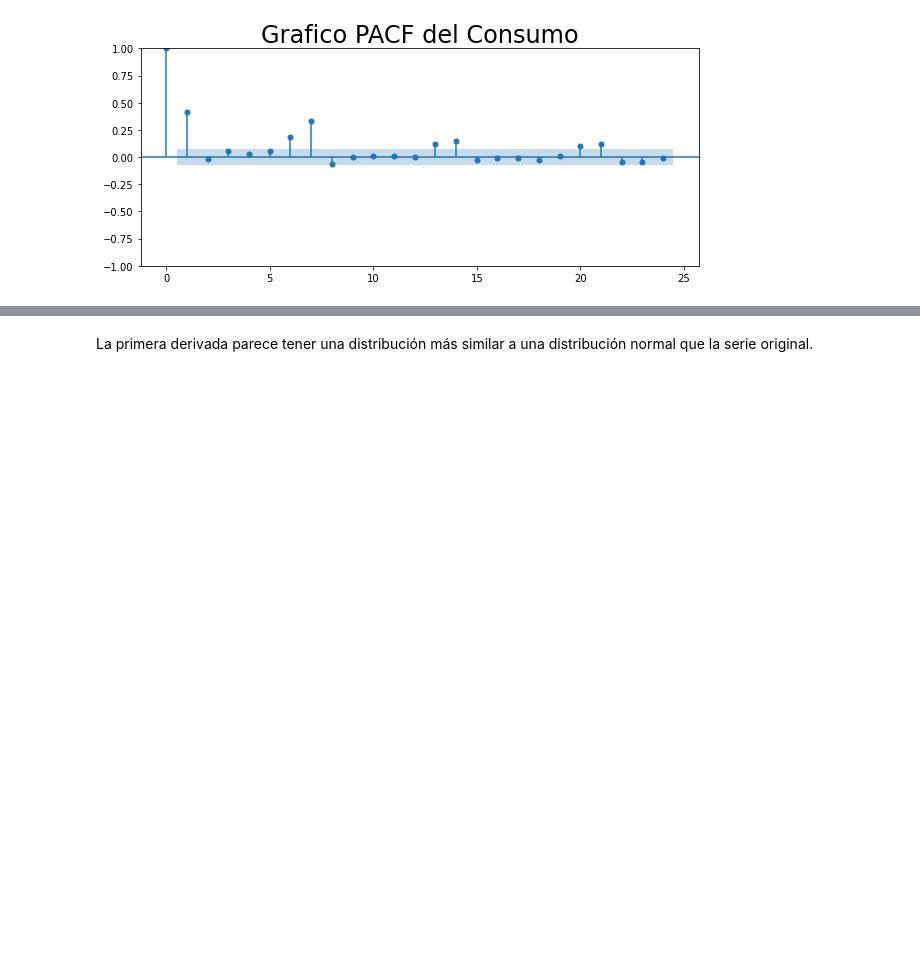
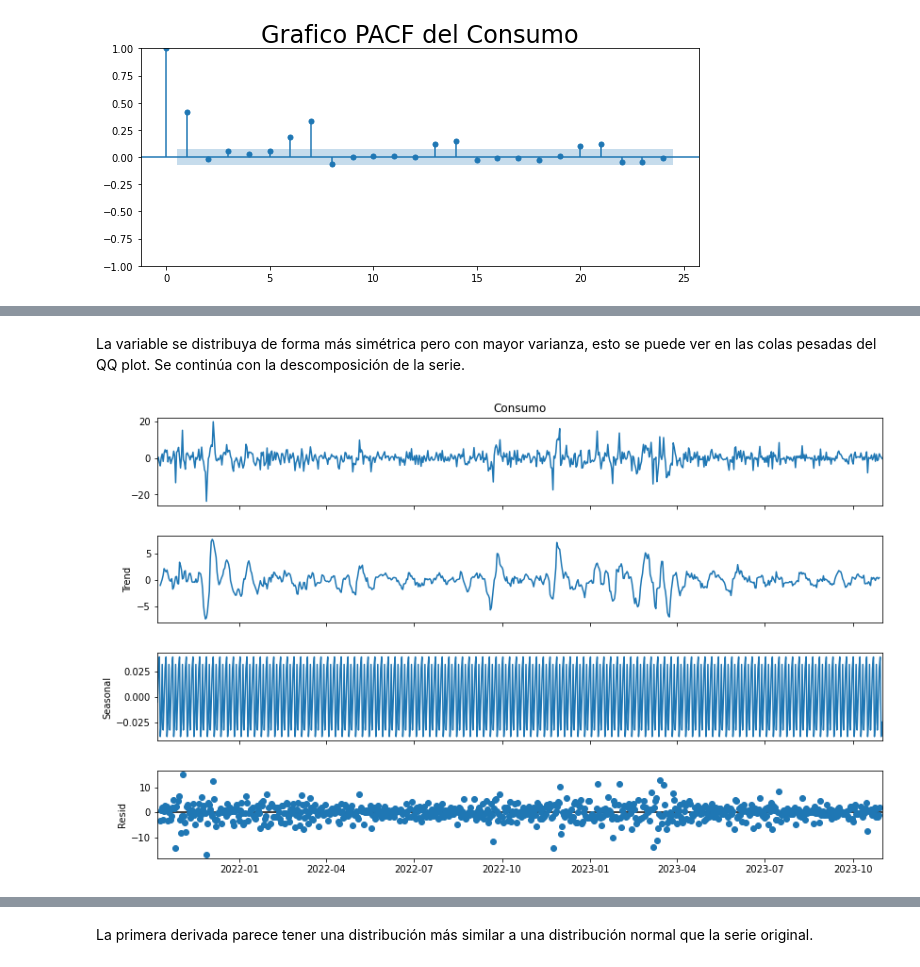
Before and after one commit to rstvz90/AST_G4, a Jupyter notebook: TP_G4_Consumo.ipynb, the cells around one changed output, grey strips where cells are left out. Cells and saved outputs as stored; diff of their text form; code cells hidden in the pictures; blank space fills up the shorter version.

```diff
--- a/TP_G4_Consumo.ipynb
+++ b/TP_G4_Consumo.ipynb
@@ -419,0 +534,10 @@ APLICAMOS UNA TRANSFORMACION DE LA SERIE
+# %% [markdown]
+La variable se distribuya de forma más simétrica pero con mayor varianza, esto se puede ver en las colas pesadas del QQ plot.
+Se continúa con la descomposición de la serie.
+# %%
+s_dec_additive_7 = seasonal_decompose(df_consumo_diff_7.Consumo, model = "adittive")
+fig = s_dec_additive_7.plot()
+fig.set_size_inches(12,8)
+plt.show()
+# %% [output]
+[figure, added]
```
Also changed, not shown: parts of 134 cells of this notebook.
